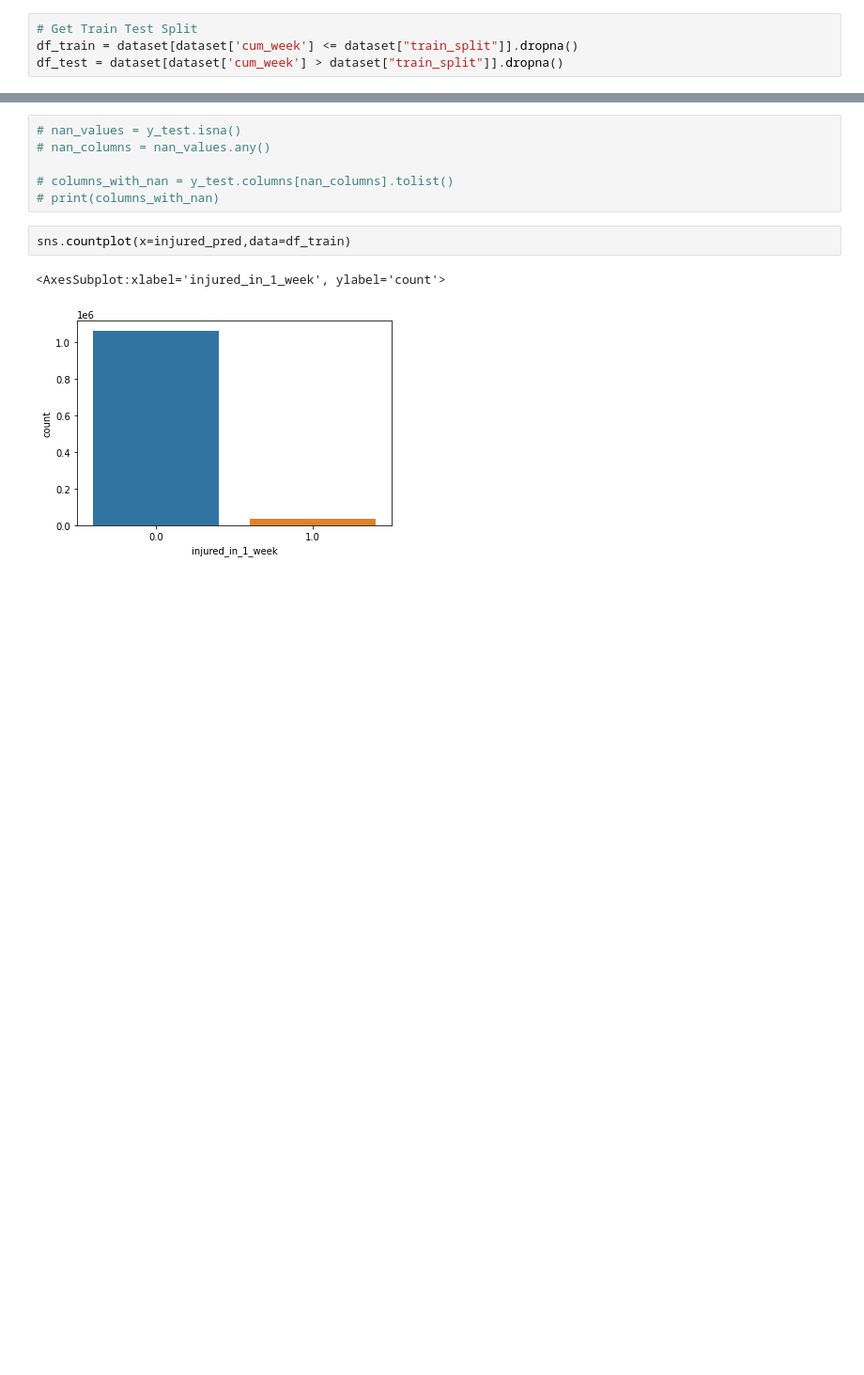
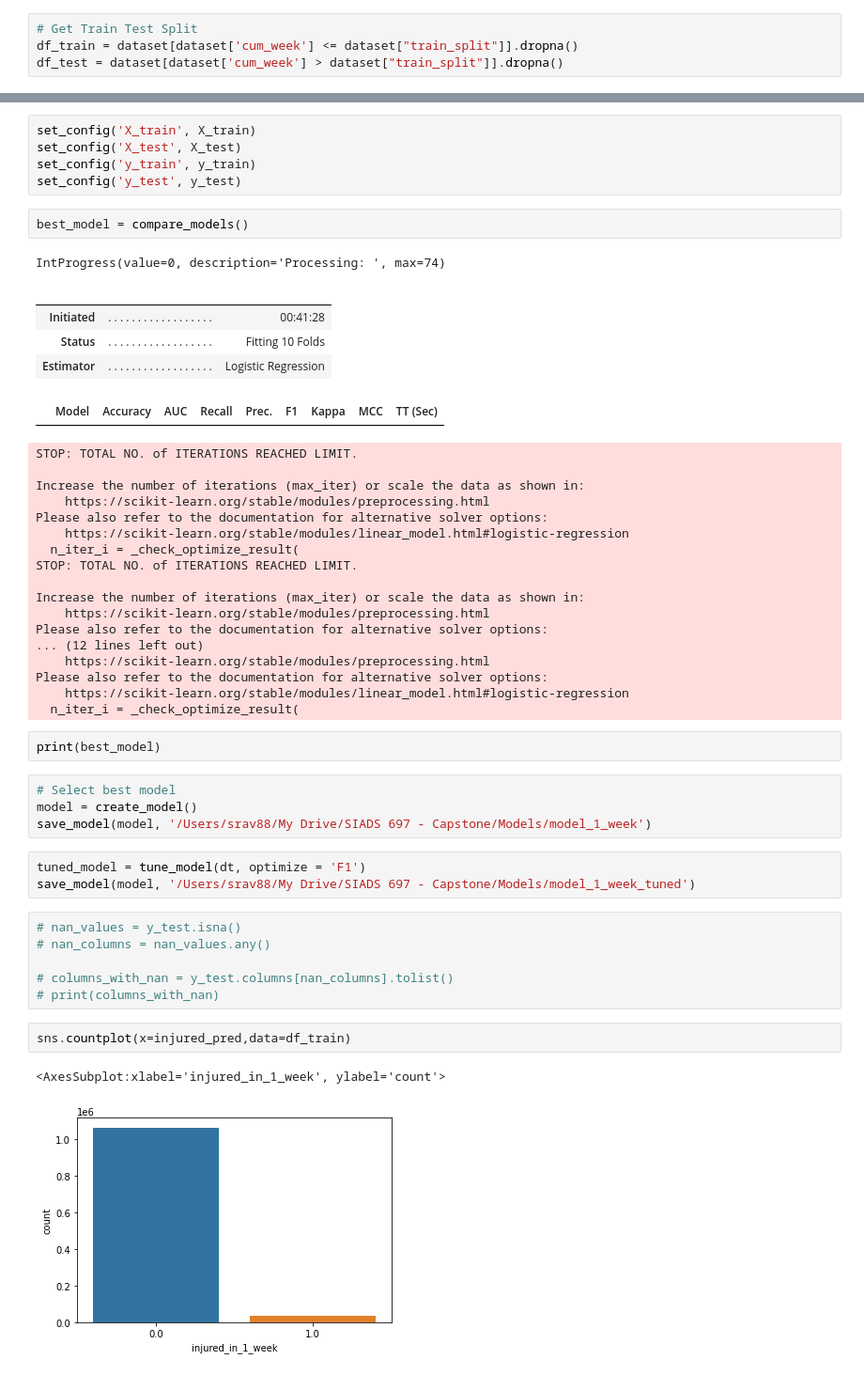
Before and after one commit to SravanRajupalem/FootballPredictions, a Jupyter notebook: 20a. One Week Prediction (simple features).ipynb, the cells around one changed output, grey strips where cells are left out. Shown at 94% size. Drawn from its saved outputs; the diff is of its cells as text; blank space fills up the shorter version.

```diff
--- a/20a. One Week Prediction (simple features).ipynb
+++ b/20a. One Week Prediction (simple features).ipynb
@@ -77,3 +95,44 @@ y_test = df_test[injured_pred]
+# %%
+set_config('X_train', X_train)
+set_config('X_test', X_test)
+set_config('y_train', y_train)
+set_config('y_test', y_test)
+# %%
+best_model = compare_models()
+# %% [output]
+IntProgress(value=0, description='Processing: ', max=74)
+|  |  |  |
+|  |  |  |
+| Initiated | . . . . . . . . . . . . . . . . . . | 00:41:28 |
+| Status | . . . . . . . . . . . . . . . . . . | Fitting 10 Folds |
+| Estimator | . . . . . . . . . . . . . . . . . . | Logistic Regression |
+|  | Model | Accuracy | AUC | Recall | Prec. | F1 | Kappa | MCC | TT (Sec) |
+STOP: TOTAL NO. of ITERATIONS REACHED LIMIT.
+
+Increase the number of iterations (max_iter) or scale the data as shown in:
+    https://scikit-learn.org/stable/modules/preprocessing.html
+Please also refer to the documentation for alternative solver options:
+    https://scikit-learn.org/stable/modules/linear_model.html#logistic-regression
+  n_iter_i = _check_optimize_result(
+STOP: TOTAL NO. of ITERATIONS REACHED LIMIT.
+
+Increase the number of iterations (max_iter) or scale the data as shown in:
+    https://scikit-learn.org/stable/modules/preprocessing.html
+Please also refer to the documentation for alternative solver options:
+... (12 lines left out)
+    https://scikit-learn.org/stable/modules/preprocessing.html
+Please also refer to the documentation for alternative solver options:
+    https://scikit-learn.org/stable/modules/linear_model.html#logistic-regression
+  n_iter_i = _check_optimize_result(
+# %%
+print(best_model)
+# %%
+# Select best model
+model = create_model()
+save_model(model, '/Users/srav88/My Drive/SIADS 697 - Capstone/Models/model_1_week')
+# %%
+tuned_model = tune_model(dt, optimize = 'F1')
+save_model(model, '/Users/srav88/My Drive/SIADS 697 - Capstone/Models/model_1_week_tuned')
 # %%
 # nan_values = y_test.isna()
 # nan_columns = nan_values.any()
```
Also changed, not shown: parts of 7 cells of this notebook, 1 other file.
